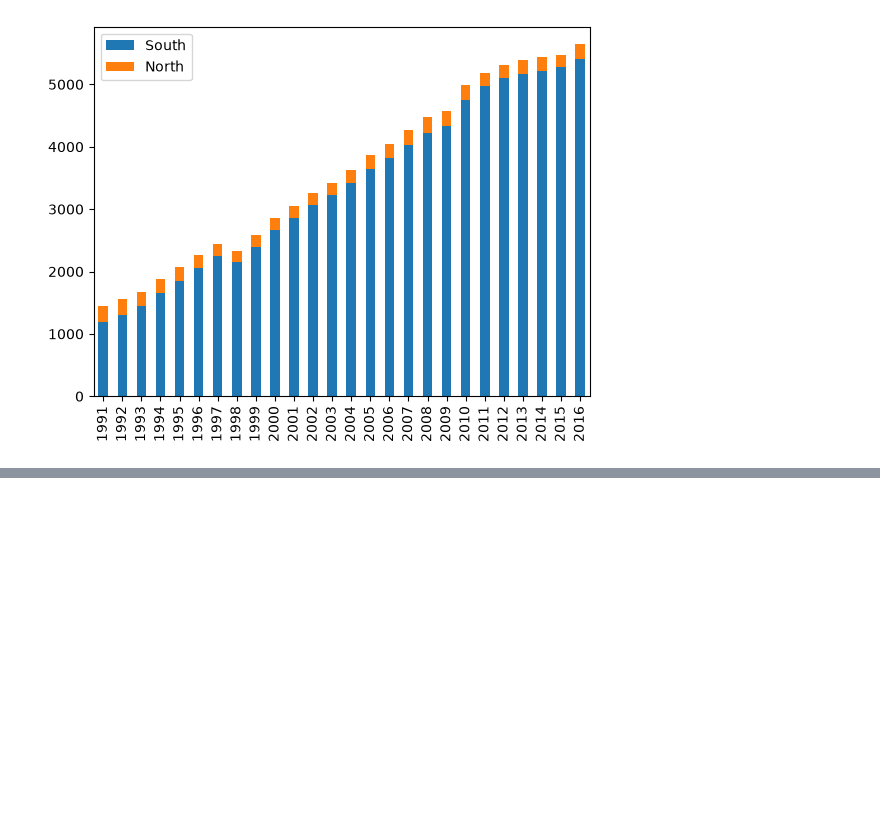
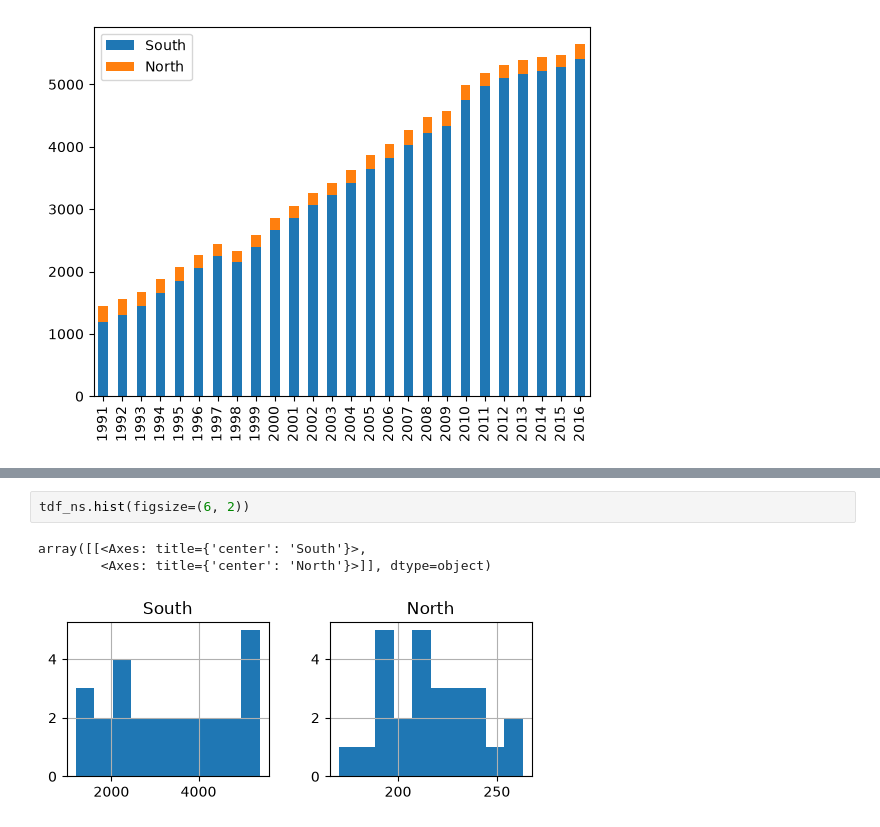
Before and after one commit to ChaeYeongJi/18_data_analytics, a Jupyter notebook: 03_판다스내장그래프도구.ipynb, the cells around one changed output, grey strips where cells are left out. Drawn from its saved outputs; the diff is of its cells as text; blank space fills up the shorter version.

```diff
--- a/03_판다스내장그래프도구.ipynb
+++ b/03_판다스내장그래프도구.ipynb
@@ -81,0 +100,6 @@ tdf_ns.plot(kind='bar', stacked=True)
+# %%
+tdf_ns.hist(figsize=(6, 2))
+# %% [output]
+array([[<Axes: title={'center': 'South'}>,
+        <Axes: title={'center': 'North'}>]], dtype=object)
+[figure, added]
```
Also changed, not shown: parts of 5 cells of this notebook.
